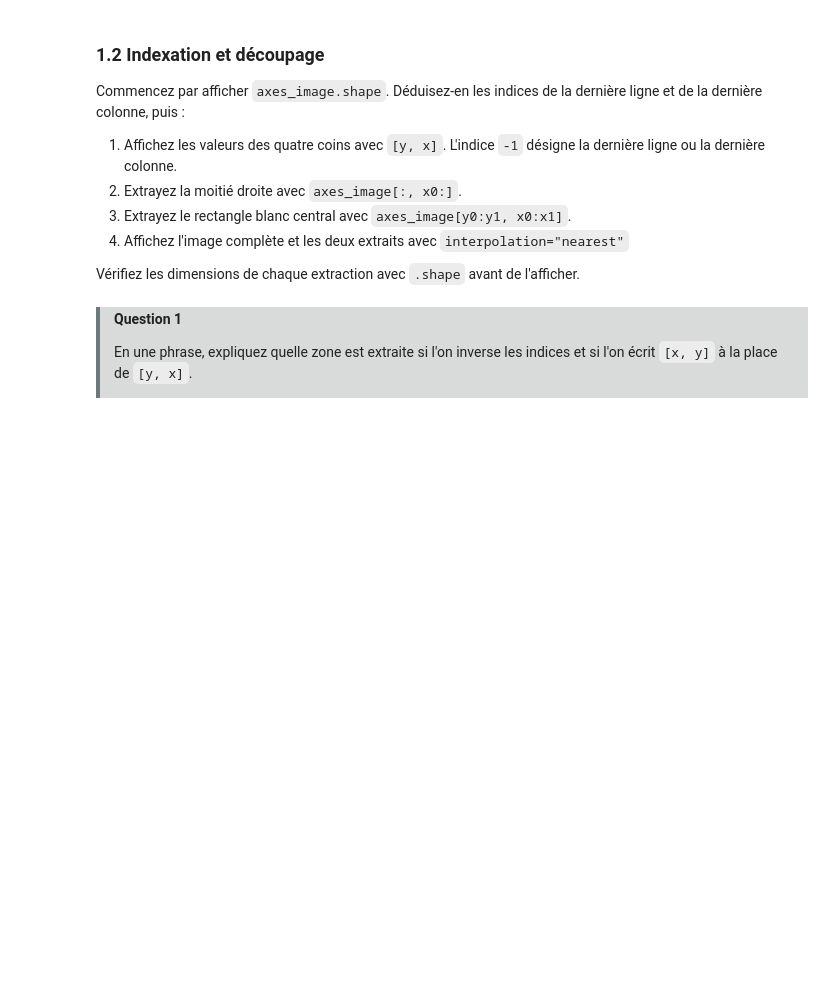
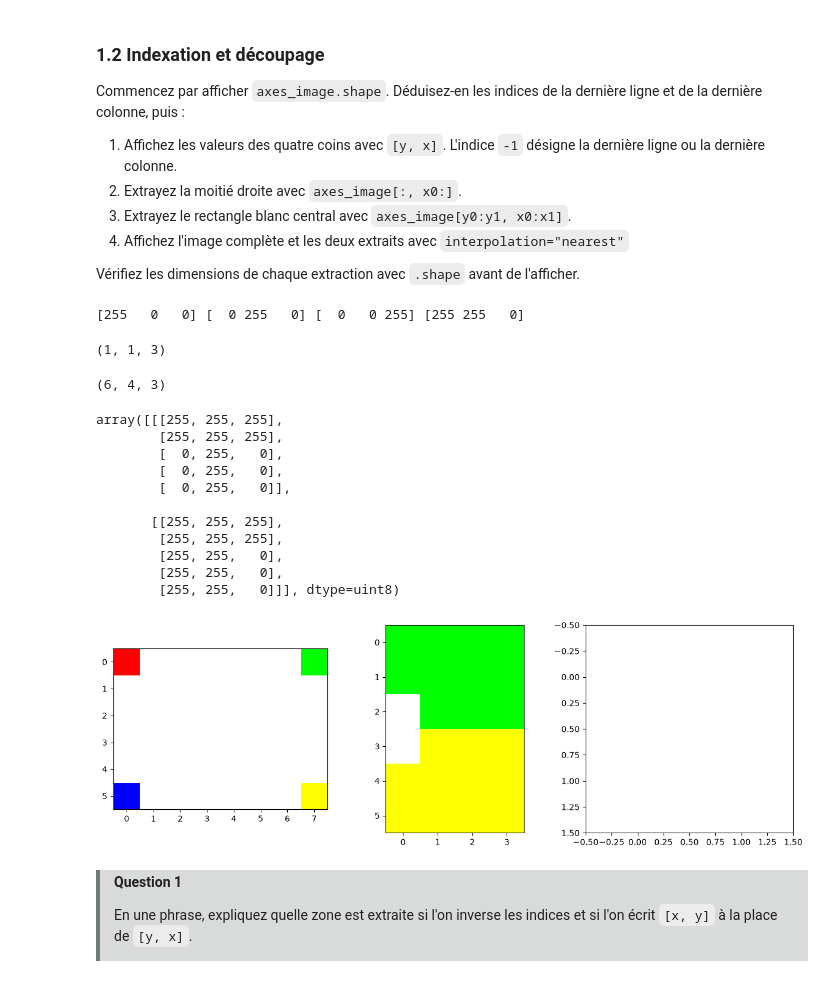
Before and after one commit to Zezinoo/TraitmentImages, a Jupyter notebook: tp1/src/tp1-images-couleur-robustesse.ipynb, the cells around one changed output. Drawn from its saved outputs; the diff is of its cells as text; code cells hidden in the pictures; blank space fills up the shorter version.

```diff
--- a/tp1/src/tp1-images-couleur-robustesse.ipynb
+++ b/tp1/src/tp1-images-couleur-robustesse.ipynb
@@ -186,14 +205,53 @@ Commencez par afficher `axes_image.shape`. Déduisez-en les indices de la derni
 Vérifiez les dimensions de chaque extraction avec `.shape` avant de l'afficher.
 # %%
 # TODO : afficher axes_image.shape, puis les valeurs des quatre coins
+axes_image.shape
+top_left = axes_image[0, 0,:]
+top_right = axes_image[0, -1,:]
+bottom_left = axes_image[-1, 0,:]
+bottom_right = axes_image[-1, -1,:]
+
+corners = np.copy(axes_image)
+corners[:,:,:] = [255,255,255]
+
+corners[0, 0,:] = top_left
+corners[0, -1,:] = top_right
+corners[-1, 0,:] = bottom_left
+corners[-1, -1,:] = bottom_right
+
+print(top_left , top_right , bottom_left , bottom_right)
+axes_image[1:2 , 3:4].shape
+# %% [output]
+[255   0   0] [  0 255   0] [  0   0 255] [255 255   0]
+(1, 1, 3)
 # %%
 # TODO : compléter les tranches
-right_half = axes_image[:, ...]
-white_center = axes_image[..., ...]
+right_half = axes_image[:,4:,:]
+print(right_half.shape)
+rows = axes_image.shape[0]
+columns = axes_image.shape[1]
 
 fig, axes = plt.subplots(1, 3, figsize=(12, 4))
 # TODO : afficher l'image complète et les deux régions extraites
+axes[0].imshow(corners , interpolation = "nearest")
+axes[1].imshow(right_half , interpolation = "nearest")
+axes[2].imshow(axes_image[2:4 , 3:5])
 plt.tight_layout()
+axes_image[2:4 , 3:]
+# %% [output]
+(6, 4, 3)
+array([[[255, 255, 255],
+        [255, 255, 255],
+        [  0, 255,   0],
+        [  0, 255,   0],
+        [  0, 255,   0]],
+
+       [[255, 255, 255],
+        [255, 255, 255],
+        [255, 255,   0],
+        [255, 255,   0],
+        [255, 255,   0]]], dtype=uint8)
+[figure, added]
 # %% [markdown]
 <div style="border-left:4px solid #6B7B7B;background:rgba(65,76,76,0.20);padding:2px 14px;margin:0.6em 0;">
 
```
Also changed, not shown: parts of 17 cells of this notebook.
